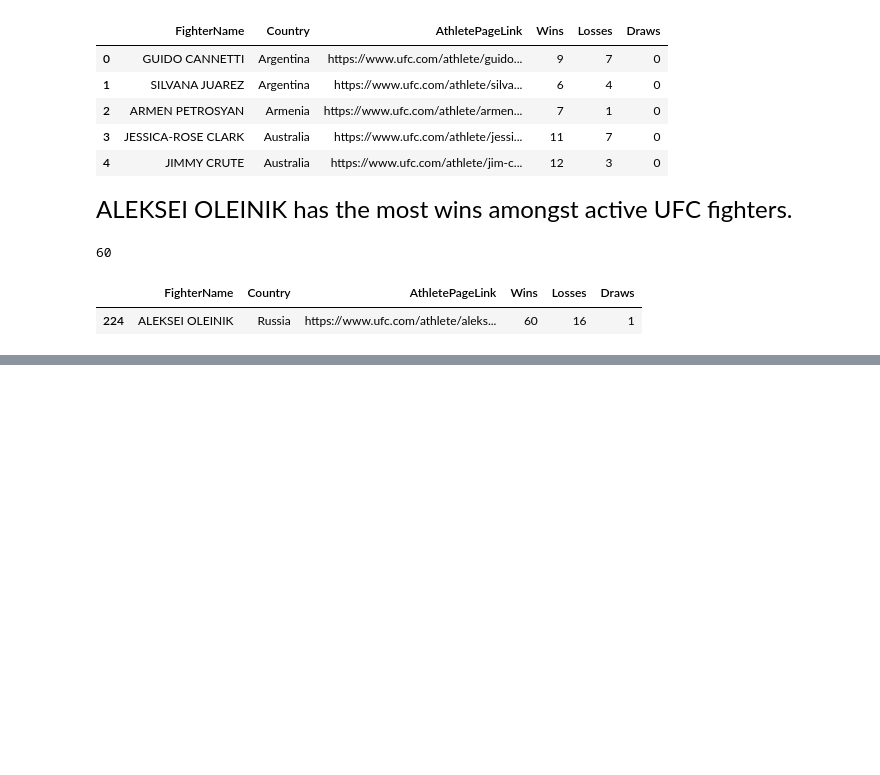
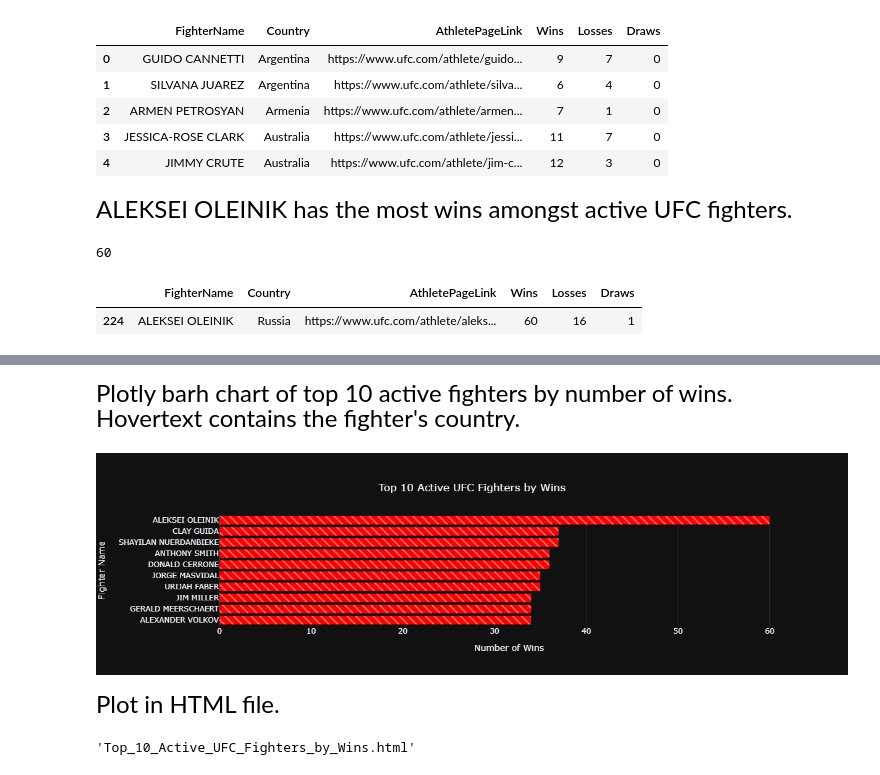
Before and after one commit to Vazquez-Michael-V/ufc_stats, a Jupyter notebook: ufc_charts.ipynb, the cells around one changed output, grey strips where cells are left out. Saved outputs shown, nothing was run; the diff lists cells and outputs as text; code cells hidden in the pictures; blank space fills up the shorter version.

Commit message:
Uses Plotly for individual fighters barh chart.

```diff
--- a/ufc_charts.ipynb
+++ b/ufc_charts.ipynb
@@ -148,3 +151,5 @@ df_individual.query(q)
 60
 |  | FighterName | Country | AthletePageLink | Wins | Losses | Draws |
 | 224 | ALEKSEI OLEINIK | Russia | https://www.ufc.com/athlete/aleks... | 60 | 16 | 1 |
+# %%
+df_indiviual_top_ten = df_individual.sort_values(by=['Wins'], ascending=False)[:10].copy()
@@ -150,0 +172,31 @@ df_individual.query(q)
+# %% [markdown]
+<font size="5">Plotly barh chart of top 10 active fighters by number of wins.</font>
+<br>
+<font size="5">Hovertext contains the fighter's country.</font>
+# %%
+fig = go.Figure()
+fig.add_trace(go.Bar(
+    x = df_indiviual_top_ten['Wins'],
+    y = df_indiviual_top_ten['FighterName'],
+    orientation='h',
+    hovertext=df_indiviual_top_ten['Country'],
+    marker_color = ('red'),
+    marker_pattern_shape="\\"
+    ))
+
+fig.update_yaxes(autorange='reversed')
+
+fig.update_layout(
+    title = {'text': 'Top 10 Active UFC Fighters by Wins', 'x': 0.5, 'yanchor': 'top'},
+    xaxis_title='Number of Wins',
+    yaxis_title='Fighter Name',
+    template='plotly_dark'
+    )
+# %% [output]
+[figure, added]
+# %% [markdown]
+<font size="5">Plot in HTML file.</font>
+# %%
+offline.plot(fig, filename='Top_10_Active_UFC_Fighters_by_Wins.html')
+# %% [output]
+'Top_10_Active_UFC_Fighters_by_Wins.html'
```
Also changed, not shown: parts of 2 cells of this notebook.
